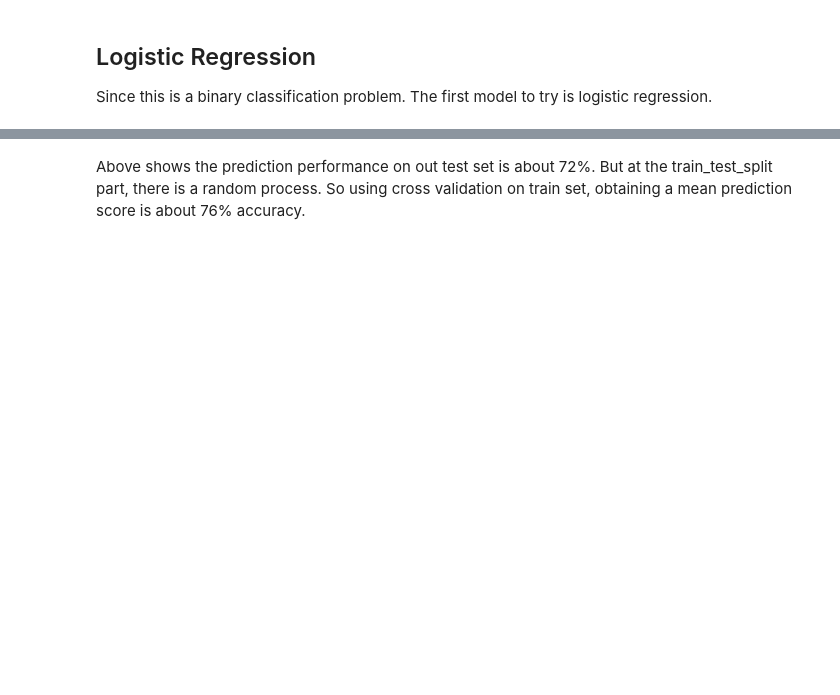
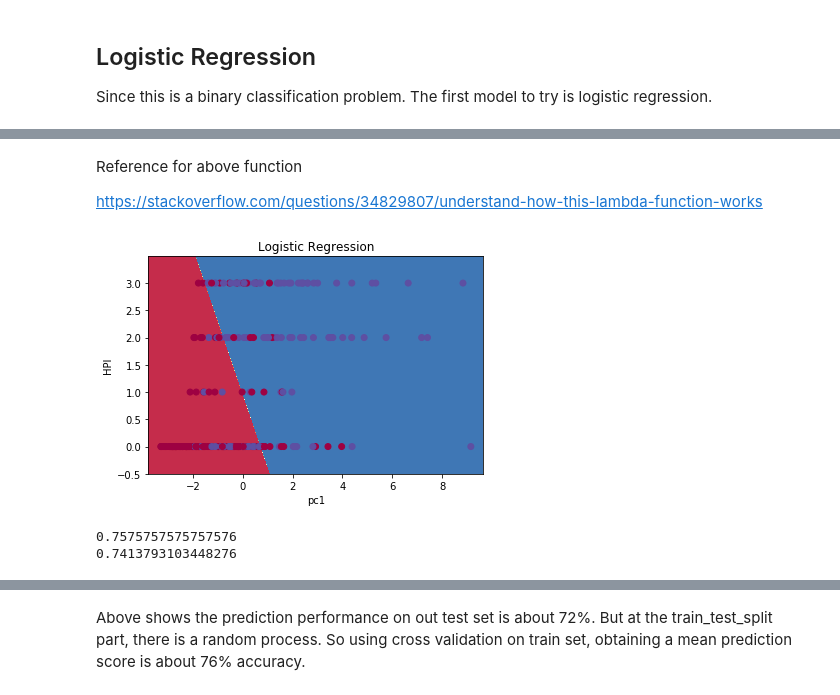
Before and after one commit to chamomile-Z/Lab-Data-Analysis-01, a Jupyter notebook: Zebrafish Data Analysis(EDA+PCA+Encode+Models).ipynb, the cells around one changed output, grey strips where cells are left out. Cells and saved outputs as stored; diff of their text form; code cells hidden in the pictures; blank space fills up the shorter version.

```diff
--- a/Zebrafish Data Analysis(EDA+PCA+Encode+Models).ipynb
+++ b/Zebrafish Data Analysis(EDA+PCA+Encode+Models).ipynb
@@ -291,3 +362,50 @@ Since this is a binary classification problem. The first model to try is logisti
+# %%
+clf = sklearn.linear_model.LogisticRegressionCV()
+clf.fit(x_train_new02, y_train);
+# Helper function to plot a decision boundary.
+# If you don't fully understand this function don't worry, it just generates the contour plot below.
+
+def plot_decision_boundary(pred_func, X, y):
+
+    # Set min and max values and give it some padding
+    x_min, x_max = X['pc1'].values.min() - .5, X['pc1'].values.max() + .5
+    y_min, y_max = X['HPI'].values.min() - .5, X['HPI'].values.max() + .5
+    h = 0.01
+
+    # Generate a grid of points with distance h between them
+    xx, yy = np.meshgrid(np.arange(x_min, x_max, h), np.arange(y_min, y_max, h))
+
+    # Predict the function value for the whole gid
+    Z = pred_func(np.c_[xx.ravel(), yy.ravel()])
+    Z = Z.reshape(xx.shape)
+
+    # Plot the contour and training examples
+    plt.contourf(xx, yy, Z, cmap=plt.cm.Spectral)
+    plt.scatter(X['pc1'].values, X['HPI'].values, c=y, cmap=plt.cm.Spectral)
+# %% [markdown]
+Reference for above function
+
+<https://stackoverflow.com/questions/34829807/understand-how-this-lambda-function-works>
+# %%
+plot_decision_boundary(lambda x_train_new02: clf.predict(x_train_new02), x_train_new02, y_train)
+plt.title("Logistic Regression")
+plt.xlabel('pc1')
+plt.ylabel('HPI')
+
+plt.savefig("F:/Lab/Majo Data/Results/LogisticRegression_2features.jpg")
+# %% [output]
+[figure, added]
+# %%
+# Print accuracy
+LR_predictions = clf.predict(x_test_new02)
+y_pred_train = clf.predict(x_train_new02)
+accuracy_score_train = clf.score(x_train_new02, y_train)
+accuracy_score = clf.score(x_test_new02, y_test)
+print(accuracy_score_train)
+print(accuracy_score)
+# %% [output]
+0.7575757575757576
+0.7413793103448276
 # %%
 def LRmodel(x_train_new, x_test_new, y_train, y_test):
     lr = LogisticRegression()
```
Also changed, not shown: parts of 16 cells of this notebook.
